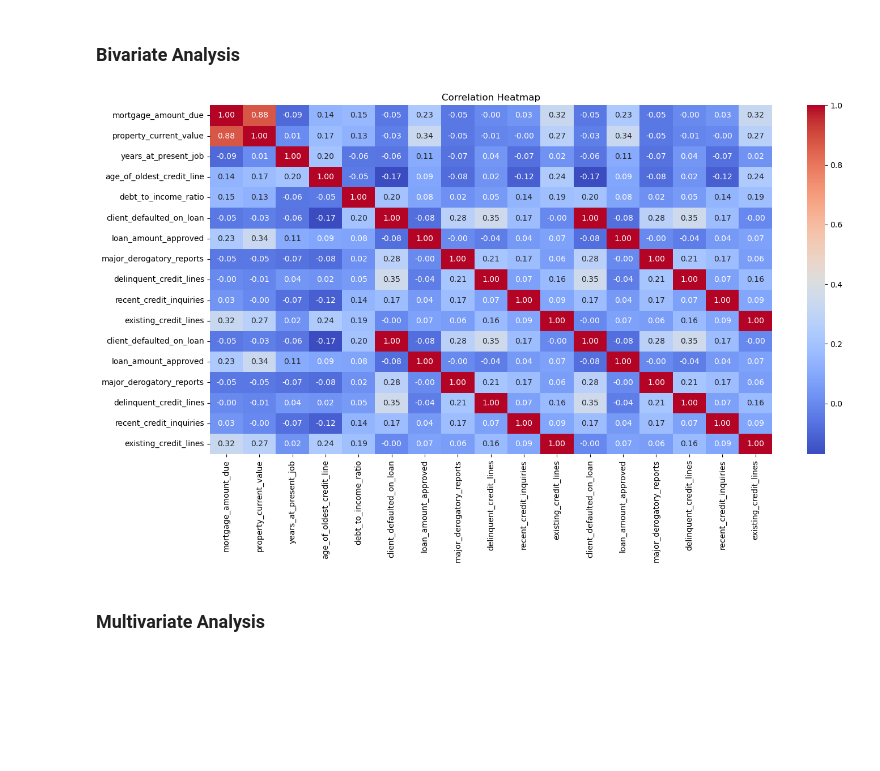
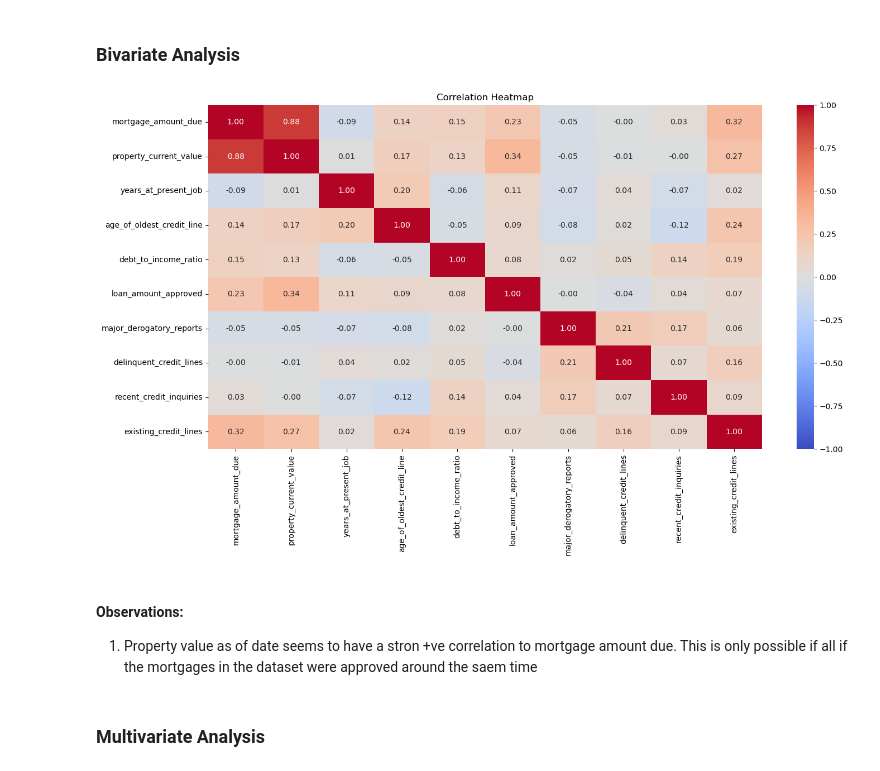
Before and after one commit to vmagar1729/analytiqbit, a Jupyter notebook: notebooks/Capstone_Project_Reference_Notebook_Loan_Default_Prediction_Full_Code.ipynb, the cells around one changed output. Saved outputs shown, nothing was run; the diff lists cells and outputs as text; code cells hidden in the pictures; blank space fills up the shorter version.

Commit message:
All univariate analysis complete. Bivariate analysis started with correlation heat map

```diff
--- a/notebooks/Capstone_Project_Reference_Notebook_Loan_Default_Prediction_Full_Code.ipynb
+++ b/notebooks/Capstone_Project_Reference_Notebook_Loan_Default_Prediction_Full_Code.ipynb
@@ -295,0 +274,15 @@ cols_type
+# %%
+# get column names of the data by data types and remove duplicates
+# Initialize an empty set to track globally seen column names
+seen = set()
+
+# Use dictionary comprehension to group unique column names by data types
+# and drop keys with empty lists
+col_types = {
+    key: [value for value in values if value not in seen and not seen.add(value)]
+    for key, values in segregate_columns_by_dtype(default).items()
+    if any(value not in seen for value in values)  # Ensure the result list is not empty
+}
+
+# The result: A dictionary with unique column names grouped by their data types
+col_types
@@ -296,6 +303,6 @@ cols_type
 # %%
 # get numeric columns from the column list above
-num_cols = cols_type['float64'] + cols_type['int64'] + cols_type['Int64']
+num_cols = col_types['float64'] + col_types['int64']
 num_cols
 # %% [output]
 ['mortgage_amount_due',
@@ -418,14 +435,16 @@ for col in cat_cols:
 # %%
 # Calculate the correlation matrix
 correlation_matrix = default[num_cols].corr()
-
 # Plot the heatmap
 plt.figure(figsize=(16, 8))  # Adjust figure size if needed
-sns.heatmap(correlation_matrix, annot=True, cmap='coolwarm', fmt=".2f")
+sns.heatmap(correlation_matrix, annot=True, cmap='coolwarm', fmt=".2f", vmin=-1, vmax=1)
 plt.title('Correlation Heatmap')
 plt.show()
 # %% [output]
-[figure, old version]
+[figure, new version]
+# %% [markdown]
+#### Observations:
+1. Property value as of date seems to have a stron +ve correlation to mortgage amount due. This is only possible if all if the mortgages in the dataset were approved around the saem time
 # %% [markdown]
 ### **Multivariate Analysis**
 # %% [markdown]
```
Also changed, not shown: parts of 7 cells of this notebook, 1 other file.
